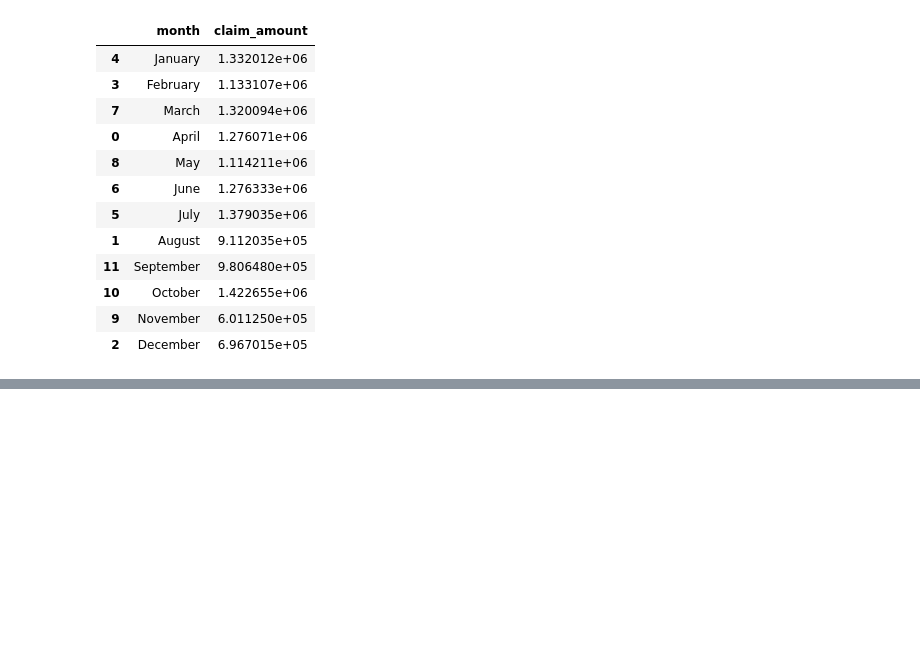
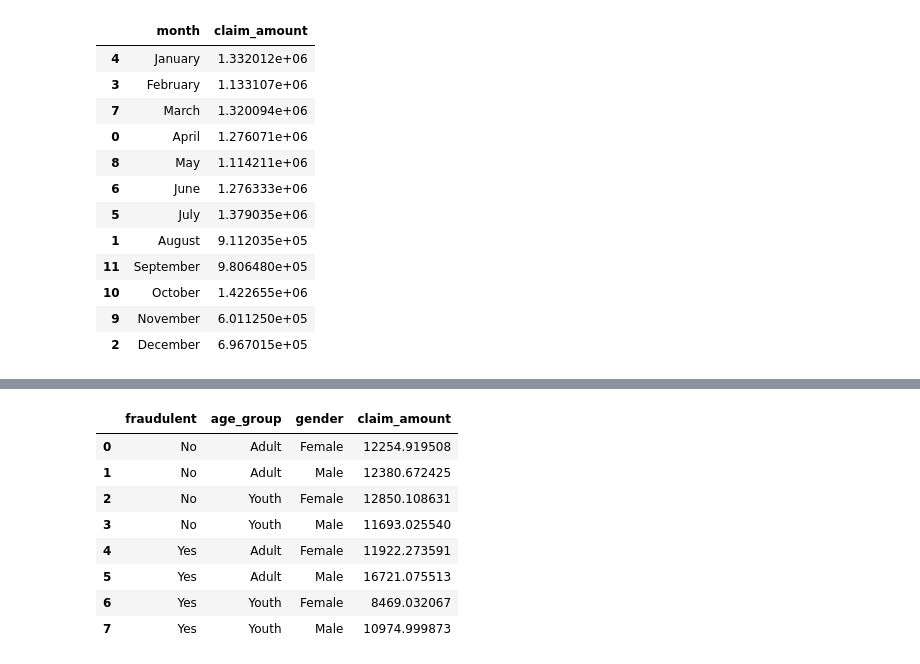
Before and after one commit to devarun07/Analytix, a Jupyter notebook: CaseStudy/5. Pandas Case Study 3 - Insurance Claims Case Study/Case Study-3.ipynb, the cells around one changed output, grey strips where cells are left out. Drawn from its saved outputs; the diff is of its cells as text; code cells hidden in the pictures; blank space fills up the shorter version.

```diff
--- a/CaseStudy/5. Pandas Case Study 3 - Insurance Claims Case Study/Case Study-3.ipynb
+++ b/CaseStudy/5. Pandas Case Study 3 - Insurance Claims Case Study/Case Study-3.ipynb
@@ -340,0 +357,14 @@ plt.barh(y=df5.month,width=df5.claim_amount)
+# %%
+df6 = data.groupby(by=['fraudulent','age_group','gender'])[['claim_amount']].mean()
+df6 = df6.reset_index()
+df6
+# %% [output]
+|  | fraudulent | age_group | gender | claim_amount |
+| 0 | No | Adult | Female | 12254.919508 |
+| 1 | No | Adult | Male | 12380.672425 |
+| 2 | No | Youth | Female | 12850.108631 |
+| 3 | No | Youth | Male | 11693.025540 |
+| 4 | Yes | Adult | Female | 11922.273591 |
+| 5 | Yes | Adult | Male | 16721.075513 |
+| 6 | Yes | Youth | Female | 8469.032067 |
+| 7 | Yes | Youth | Male | 10974.999873 |
```
Also changed, not shown: parts of 41 cells of this notebook.
